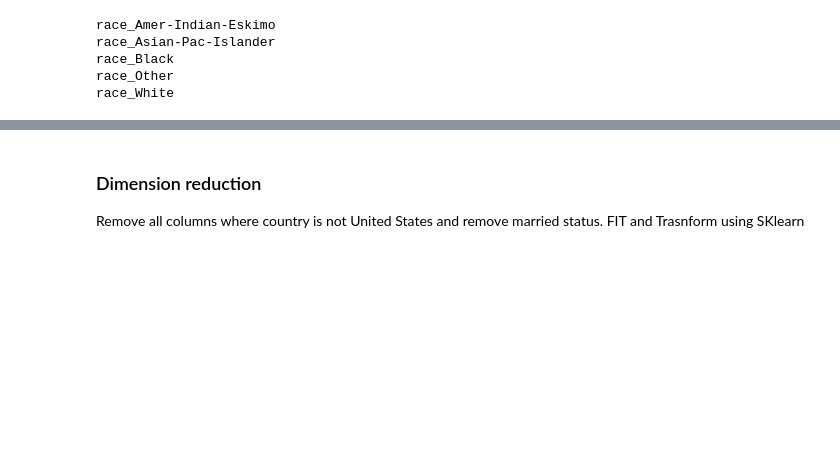
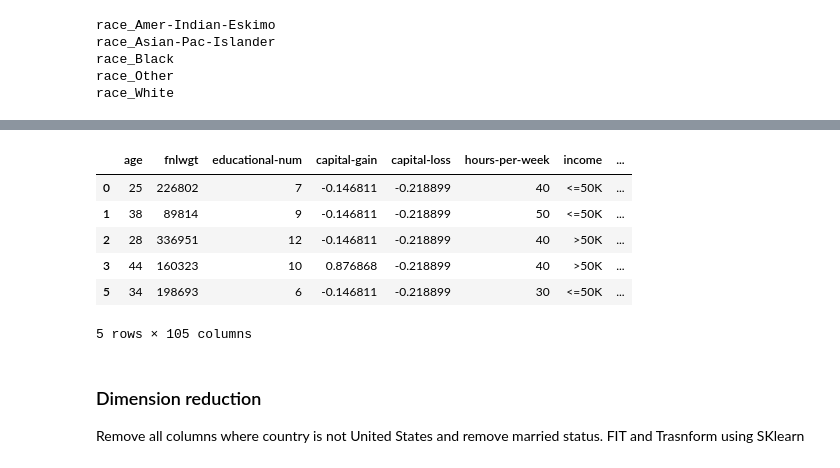
Before and after one commit to hassanjawwad12/PayScalePredictor, a Jupyter notebook: Data Preprocessing.ipynb, the cells around one changed output, grey strips where cells are left out. Drawn from its saved outputs; the diff is of its cells as text; code cells hidden in the pictures; blank space fills up the shorter version.

```diff
--- a/Data Preprocessing.ipynb
+++ b/Data Preprocessing.ipynb
@@ -185,2 +186,12 @@ data = data[data['capital-loss'] >= 0] #data accuracy
 # %%
 data = data[data['hours-per-week'] >= 0] #data accuracy
+# %%
+data.head()
+# %% [output]
+|  | age | fnlwgt | educational-num | capital-gain | capital-loss | hours-per-week | income | ... |
+| 0 | 25 | 226802 | 7 | -0.146811 | -0.218899 | 40 | <=50K | ... |
+| 1 | 38 | 89814 | 9 | -0.146811 | -0.218899 | 50 | <=50K | ... |
+| 2 | 28 | 336951 | 12 | -0.146811 | -0.218899 | 40 | >50K | ... |
+| 3 | 44 | 160323 | 10 | 0.876868 | -0.218899 | 40 | >50K | ... |
+| 5 | 34 | 198693 | 6 | -0.146811 | -0.218899 | 30 | <=50K | ... |
+5 rows × 105 columns
```
Also changed, not shown: parts of 7 cells of this notebook, 7 other files.
